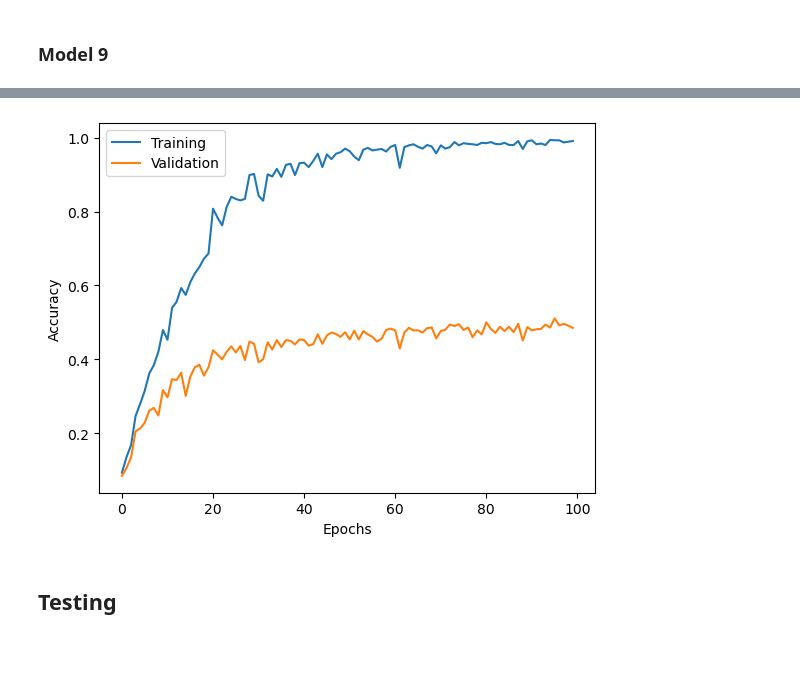
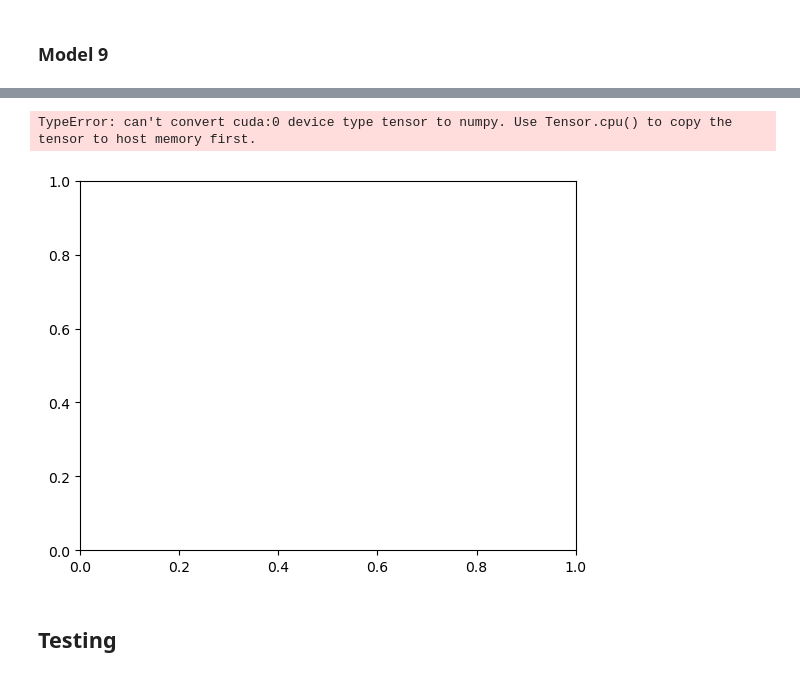
Before and after one commit to D-Agar/imlo_courework, a Jupyter notebook: coursework.ipynb, the cells around one changed output, grey strips where cells are left out. Cells and saved outputs as stored; diff of their text form; code cells hidden in the pictures; blank space fills up the shorter version.

Commit message:
New model architecture

```diff
--- a/coursework.ipynb
+++ b/coursework.ipynb
@@ -694,5 +486,5 @@ criterion = nn.
 # %%
 # Momentum pushes the optimiser towards the strongest gradient over multiple steps.
-optimiser = optim.SGD(model.parameters(), lr=0.003, momentum=0.9)
-# optimiser = optim.Adam(model.parameters(), lr=0.003, weight_decay=0.01)
+optimiser = optim.SGD(model.parameters(), lr=0.01, momentum=0.9)
+# optimiser = optim.Adam(model.parameters(), lr=0.003)
 # %% [markdown]
@@ -700,5 +492,5 @@ optimiser = optim.SGD(model.parameters(), lr=0.003, momentum=0.9)
 # %%
-batch_size = 32
-train_loader = DataLoader(train_dataset, batch_size, shuffle=True, num_workers=4, generator=torch.Generator(device=device), pin_memory=True)
+batch_size = 16
+train_loader = DataLoader(train_dataset, batch_size, shuffle=True, num_workers=2, generator=torch.Generator(device=device))
 # %%
-valid_loader = DataLoader(valid_dataset, batch_size, shuffle=True, num_workers=4, generator=torch.Generator(device=device))
+valid_loader = DataLoader(valid_dataset, batch_size, shuffle=True, num_workers=2, generator=torch.Generator(device=device))
@@ -802,7 +675,7 @@ def train_val_model(model, train_loader, val_loader, criterion, optimizer, epoch
     return train_losses, train_accuracies, val_losses, val_accuracies
 # %%
-epochs = 100
-PATH = 'models/model6.pth'
+epochs = 20
+PATH = 'models/model10.pth'
 
-train_losses, train_accuracies, val_losses, val_accuracies = train_val_model(model, train_loader, valid_loader, criterion, optimiser, epochs, PATH)
+train_losses, train_accuracies, val_losses, val_accuracies = train_model(model, criterion, optimiser, train_loader, valid_loader, PATH, epochs)
 # %% [output]
@@ -836,13 +697,14 @@ plt.show()
 # %%
 # Visualise the accuracy
-plt.plot(train_accuracies, label='Training')
+plt.plot(train_accuracies.copy(), label='Training')
 plt.plot(val_accuracies, label='Validation')
 plt.xlabel('Epochs')
 plt.ylabel('Accuracy')
 plt.legend()
 plt.show()
 # %% [output]
+TypeError: can't convert cuda:0 device type tensor to numpy. Use Tensor.cpu() to copy the tensor to host memory first.
-[figure, old version]
+[figure, new version]
 # %% [markdown]
 ## Testing
 # %%
```
Also changed, not shown: parts of 44 cells of this notebook, 1 other file.
